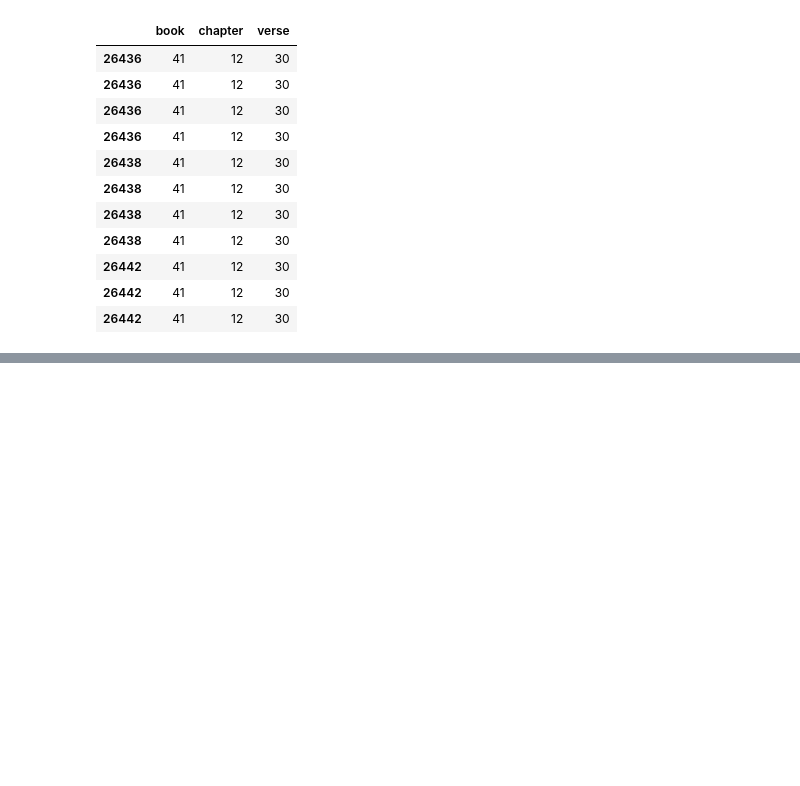
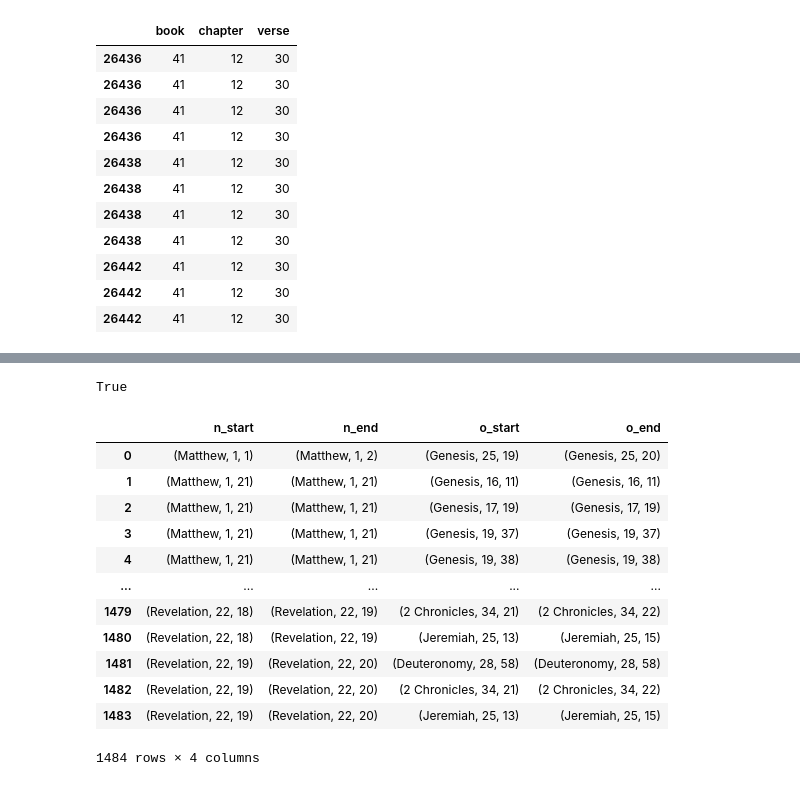
Before and after one commit to Tussky/Old-Testament-References, a Jupyter notebook: reference-analysis.ipynb, the cells around one changed output, grey strips where cells are left out. Drawn from its saved outputs; the diff is of its cells as text; code cells hidden in the pictures; blank space fills up the shorter version.

Commit message:
Sorted allusions, starting graphing

```diff
--- a/reference-analysis.ipynb
+++ b/reference-analysis.ipynb
@@ -108,0 +187,3 @@ bible.iloc[references[references.eval('nlen - olen') != 0]['nstart']][['book', '
+# %%
+bible_tuple = bible[["verse","chapter","book"]]
+verse_dict = pd.Series(zip(bible_books.loc[bible_tuple['book']-1], bible_tuple['chapter'], bible_tuple['verse']))
@@ -108,0 +205,26 @@ bible.iloc[references[references.eval('nlen - olen') != 0]['nstart']][['book', '
+# %%
+verse_dict.iloc[references['nend']].index.duplicated().any()
+# %% [output]
+True
+# %%
+references2 = pd.DataFrame(index = references.index)
+references2['n_start'] = verse_dict.iloc[references['nstart']].reset_index(drop=True)
+references2['n_end'] = verse_dict.iloc[references['nend']].reset_index(drop=True)
+references2['o_start'] = verse_dict.iloc[references['ostart']].reset_index(drop=True)
+references2['o_end'] = verse_dict.iloc[references['oend']].reset_index(drop=True)
+# %%
+references2
+# %% [output]
+|  | n_start | n_end | o_start | o_end |
+| 0 | (Matthew, 1, 1) | (Matthew, 1, 2) | (Genesis, 25, 19) | (Genesis, 25, 20) |
+| 1 | (Matthew, 1, 21) | (Matthew, 1, 21) | (Genesis, 16, 11) | (Genesis, 16, 11) |
+| 2 | (Matthew, 1, 21) | (Matthew, 1, 21) | (Genesis, 17, 19) | (Genesis, 17, 19) |
+| 3 | (Matthew, 1, 21) | (Matthew, 1, 21) | (Genesis, 19, 37) | (Genesis, 19, 37) |
+| 4 | (Matthew, 1, 21) | (Matthew, 1, 21) | (Genesis, 19, 38) | (Genesis, 19, 38) |
+| ... | ... | ... | ... | ... |
+| 1479 | (Revelation, 22, 18) | (Revelation, 22, 19) | (2 Chronicles, 34, 21) | (2 Chronicles, 34, 22) |
+| 1480 | (Revelation, 22, 18) | (Revelation, 22, 19) | (Jeremiah, 25, 13) | (Jeremiah, 25, 15) |
+| 1481 | (Revelation, 22, 19) | (Revelation, 22, 20) | (Deuteronomy, 28, 58) | (Deuteronomy, 28, 58) |
+| 1482 | (Revelation, 22, 19) | (Revelation, 22, 20) | (2 Chronicles, 34, 21) | (2 Chronicles, 34, 22) |
+| 1483 | (Revelation, 22, 19) | (Revelation, 22, 20) | (Jeremiah, 25, 13) | (Jeremiah, 25, 15) |
+1484 rows × 4 columns
```
Also changed, not shown: parts of 11 cells of this notebook, 2 other files.
